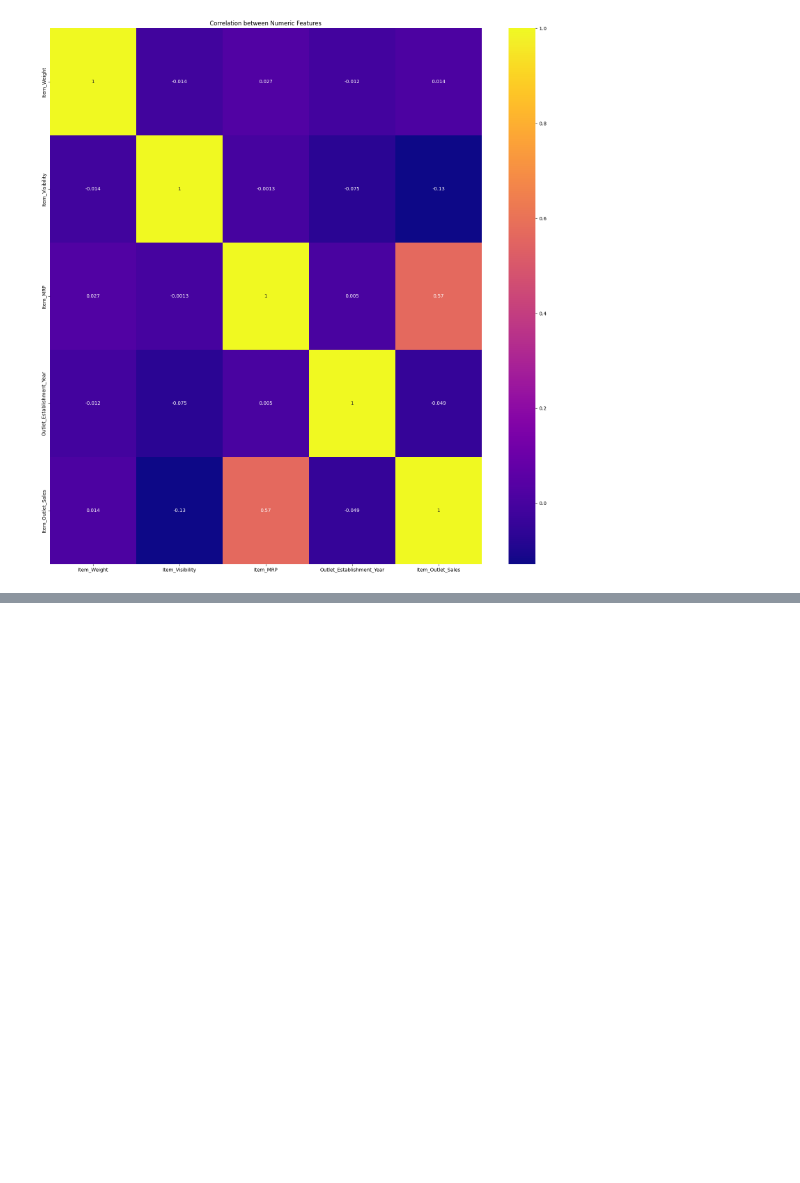
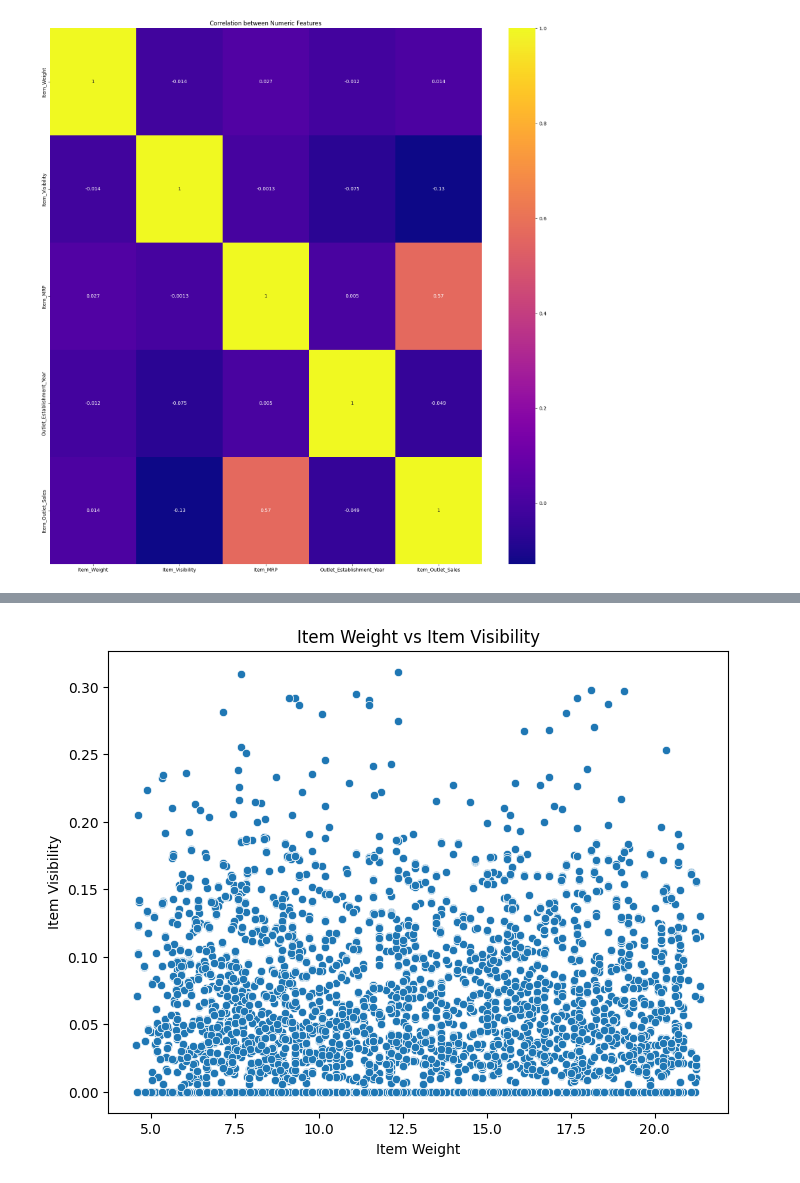
Before and after one commit to naghwalid/sales_predictions, a Jupyter notebook: Project_1_Part_3_(Core).ipynb, the cells around one changed output, grey strips where cells are left out. Drawn from its saved outputs; the diff is of its cells as text; code cells hidden in the pictures; blank space fills up the shorter version.

```diff
--- a/Project_1_Part_3_(Core).ipynb
+++ b/Project_1_Part_3_(Core).ipynb
@@ -85,0 +100,10 @@ plt.show()
+# %%
+#2) Scatter Plot: Examining the relationship between item weight and item visibility
+plt.figure(figsize=(8, 6))
+sns.scatterplot(data=df, x='Item_Weight', y='Item_Visibility')
+plt.title('Item Weight vs Item Visibility')
+plt.xlabel('Item Weight')
+plt.ylabel('Item Visibility')
+plt.show()
+# %% [output]
+[figure, added]
```
Also changed, not shown: parts of 5 cells of this notebook.
